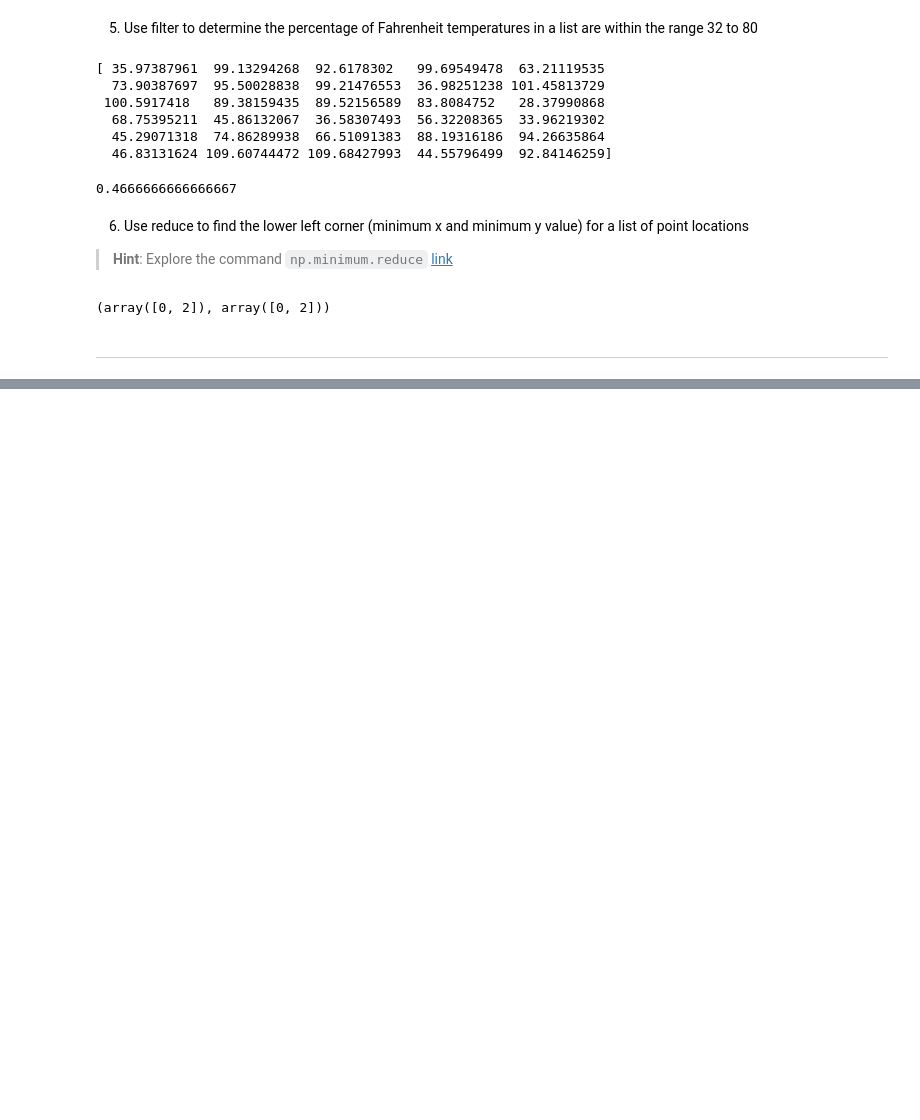
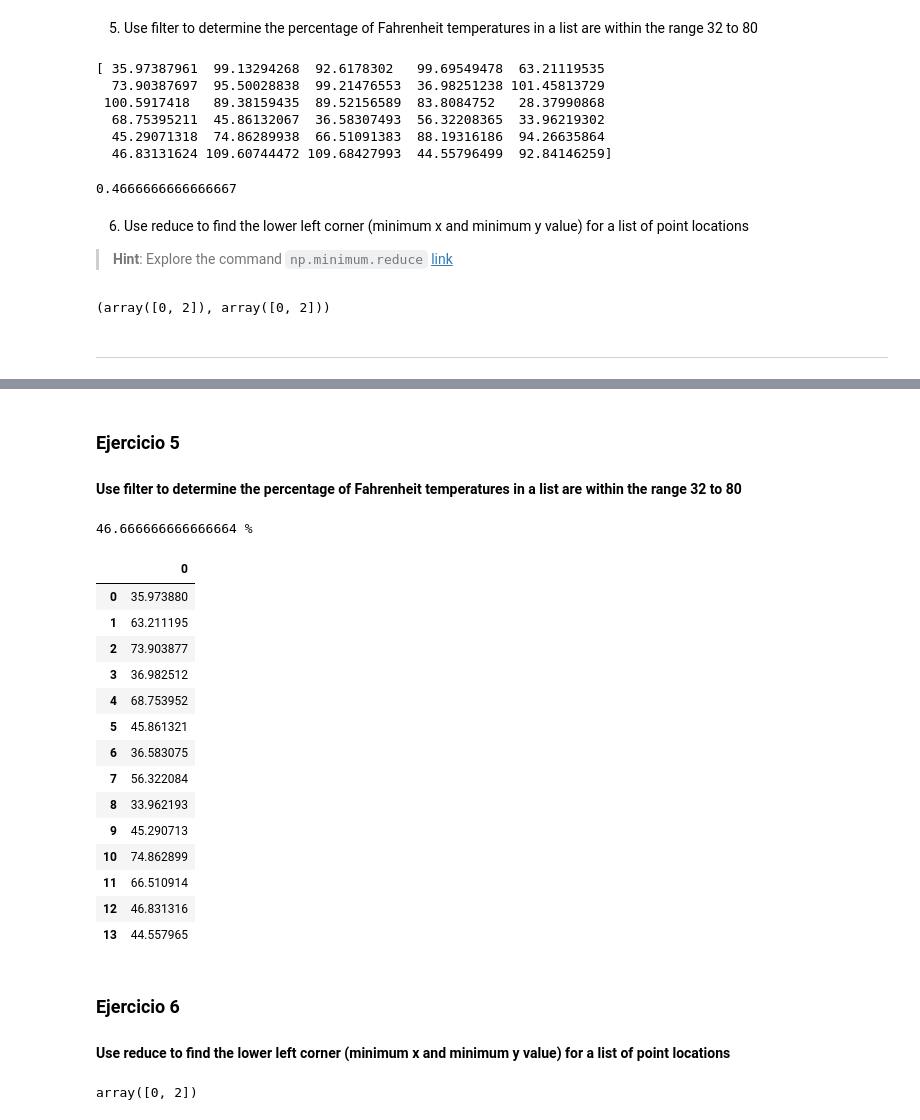
Before and after one commit to munoz97/Tarea2.Pablo.Tona, a Jupyter notebook: Tarea2_Pablo_Tona.ipynb, the cells around one changed output, grey strips where cells are left out. Drawn from its saved outputs; the diff is of its cells as text; code cells hidden in the pictures; blank space fills up the shorter version.

```diff
--- a/Tarea2_Pablo_Tona.ipynb
+++ b/Tarea2_Pablo_Tona.ipynb
@@ -184,0 +333,44 @@ ________________________________
+# %% [markdown]
+### Ejercicio 5
+#### Use filter to determine the percentage of Fahrenheit temperatures in a list are within the range 32 to 80
+# %%
+
+np.random.seed(55555)
+temperatures = np.random.uniform(25,110,30)
+type(temperatures)
+
+prueba = lambda x: x if 32<x<80 else None
+n = pd.DataFrame(filter(prueba, temperatures))
+result = (len(n)/len(temperatures))*100
+print(result,'%')
+n
+# %% [output]
+46.666666666666664 %
+|  | 0 |
+| 0 | 35.973880 |
+| 1 | 63.211195 |
+| 2 | 73.903877 |
+| 3 | 36.982512 |
+| 4 | 68.753952 |
+| 5 | 45.861321 |
+| 6 | 36.583075 |
+| 7 | 56.322084 |
+| 8 | 33.962193 |
+| 9 | 45.290713 |
+| 10 | 74.862899 |
+| 11 | 66.510914 |
+| 12 | 46.831316 |
+| 13 | 44.557965 |
+# %% [markdown]
+### Ejercicio 6
+#### Use reduce to find the lower left corner (minimum x and minimum y value) for a list of point locations
+# %%
+np.random.seed(55555)
+point_xy = np.random.randint(0,100,[30,2])
+
+menor = np.minimum.reduce
+
+minimo = (reduce(lambda x,y : menor([x,y]), point_xy))
+minimo
+# %% [output]
+array([0, 2])
```
Also changed, not shown: parts of 19 cells of this notebook.
